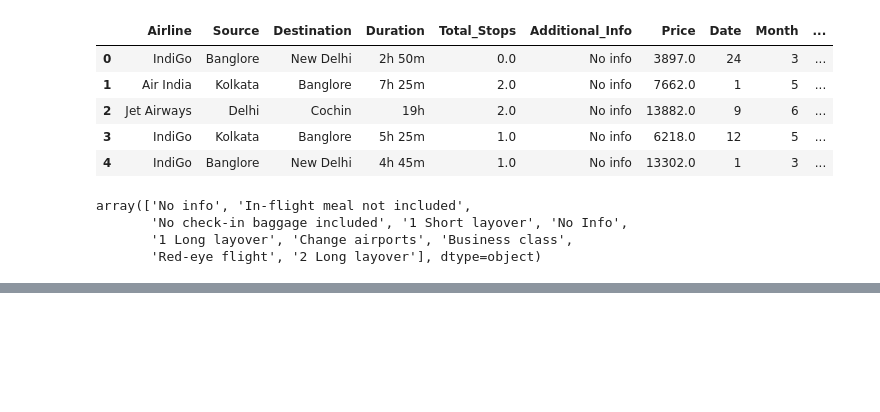
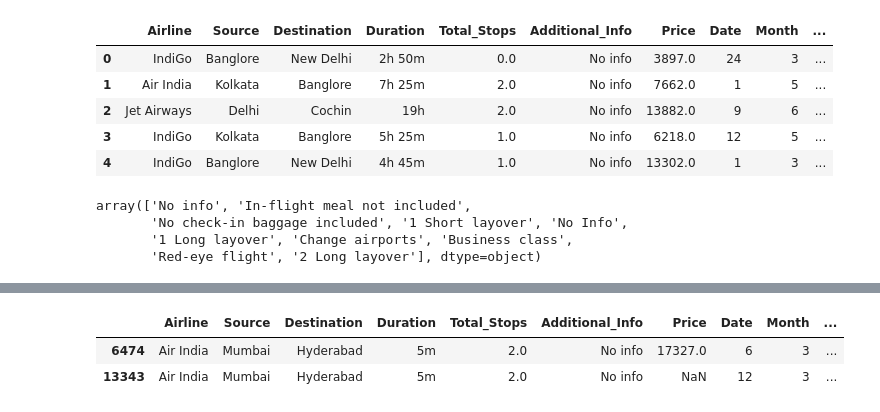
Before and after one commit to NebeyouMusie/EDA-Projects, a Jupyter notebook: Flight-Prediction/flight-predicition.ipynb, the cells around one changed output, grey strips where cells are left out. Drawn from its saved outputs; the diff is of its cells as text; code cells hidden in the pictures; blank space fills up the shorter version.

```diff
--- a/Flight-Prediction/flight-predicition.ipynb
+++ b/Flight-Prediction/flight-predicition.ipynb
@@ -260,3 +260,6 @@ array(['No info', 'In-flight meal not included',
        'No check-in baggage included', '1 Short layover', 'No Info',
        '1 Long layover', 'Change airports', 'Business class',
        'Red-eye flight', '2 Long layover'], dtype=object)
+# %%
+final_df['duration_hour'] = final_df['Duration'].str.split(' ').str[0].str.split('h').str[0]
+final_df['duration_hour']
@@ -262,0 +279,8 @@ array(['No info', 'In-flight meal not included',
+# %%
+# Let's first drop the duration values which only contain time in minutes("5m")
+
+final_df[final_df['duration_hour'] == '5m']
+# %% [output]
+|  | Airline | Source | Destination | Duration | Total_Stops | Additional_Info | Price | Date | Month | ... |
+| 6474 | Air India | Mumbai | Hyderabad | 5m | 2.0 | No info | 17327.0 | 6 | 3 | ... |
+| 13343 | Air India | Mumbai | Hyderabad | 5m | 2.0 | No info | NaN | 12 | 3 | ... |
```
Also changed, not shown: parts of 11 cells of this notebook.
